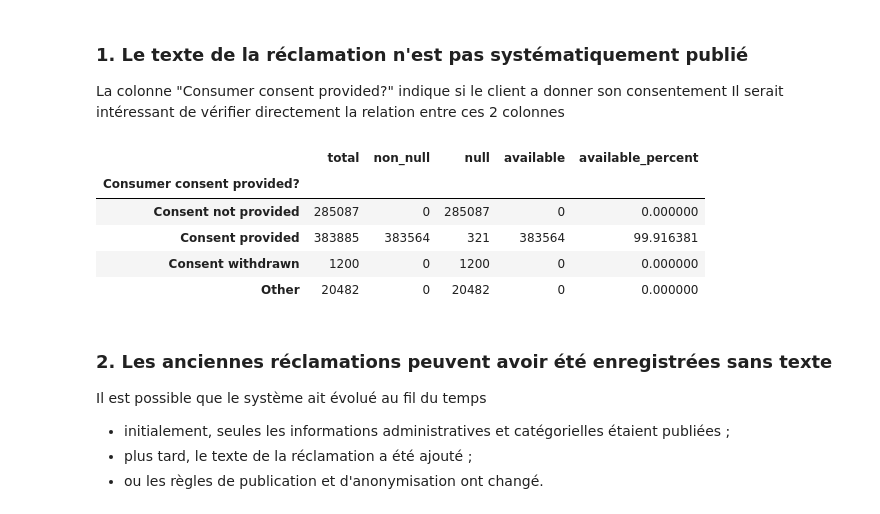
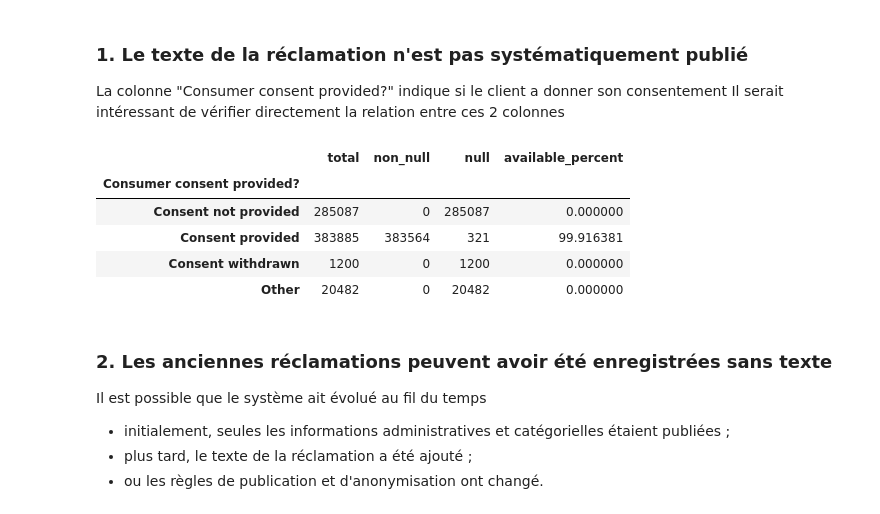
Before and after one commit to Ace4teaM/OCR-ZenAssist, a Jupyter notebook: 1_analyse_exploratoire.ipynb, the cells around one changed output. Saved outputs shown, nothing was run; the diff lists cells and outputs as text; code cells hidden in the pictures.

```diff
--- a/1_analyse_exploratoire.ipynb
+++ b/1_analyse_exploratoire.ipynb
@@ -169,24 +195,23 @@ Il serait intéressant de vérifier directement la relation entre ces 2 colonnes
 # %%
 result = df.groupby("Consumer consent provided?")["Consumer Claim"].agg(
     total="size",
     non_null=lambda x: x.notna().sum(),
-    null=lambda x: x.isna().sum(),
-    available=lambda x: x.notna().sum()
+    null=lambda x: x.isna().sum()
 )
 
 
 result["available_percent"] = (
-    result["available"] / result["total"] * 100
+    result["non_null"] / result["total"] * 100
 )
 
 result
 # %% [output]
-|  | total | non_null | null | available | available_percent |
-| Consumer consent provided? |  |  |  |  |  |
-| Consent not provided | 285087 | 0 | 285087 | 0 | 0.000000 |
-| Consent provided | 383885 | 383564 | 321 | 383564 | 99.916381 |
-| Consent withdrawn | 1200 | 0 | 1200 | 0 | 0.000000 |
-| Other | 20482 | 0 | 20482 | 0 | 0.000000 |
+|  | total | non_null | null | available_percent |
+| Consumer consent provided? |  |  |  |  |
+| Consent not provided | 285087 | 0 | 285087 | 0.000000 |
+| Consent provided | 383885 | 383564 | 321 | 99.916381 |
+| Consent withdrawn | 1200 | 0 | 1200 | 0.000000 |
+| Other | 20482 | 0 | 20482 | 0.000000 |
 # %% [markdown]
 ### 2. Les anciennes réclamations peuvent avoir été enregistrées sans texte
 
```
Also changed, not shown: parts of 3 cells of this notebook, 6 other files.
